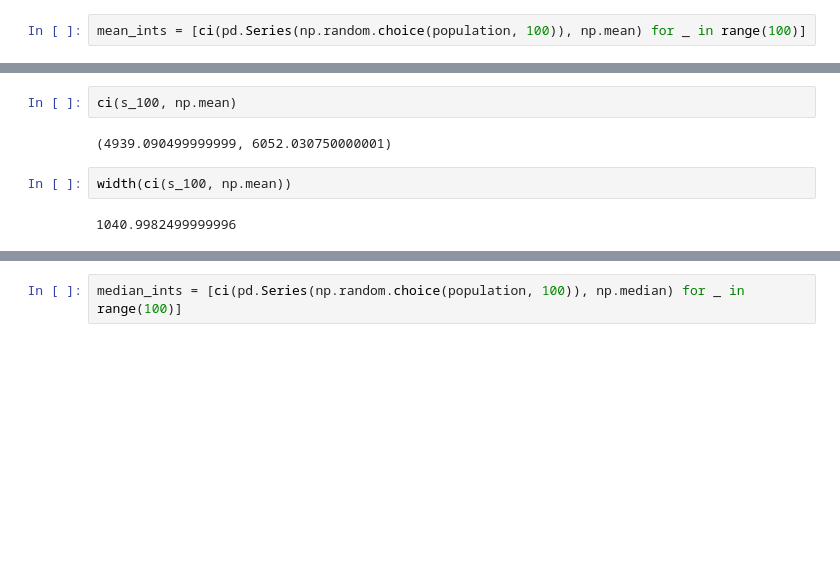
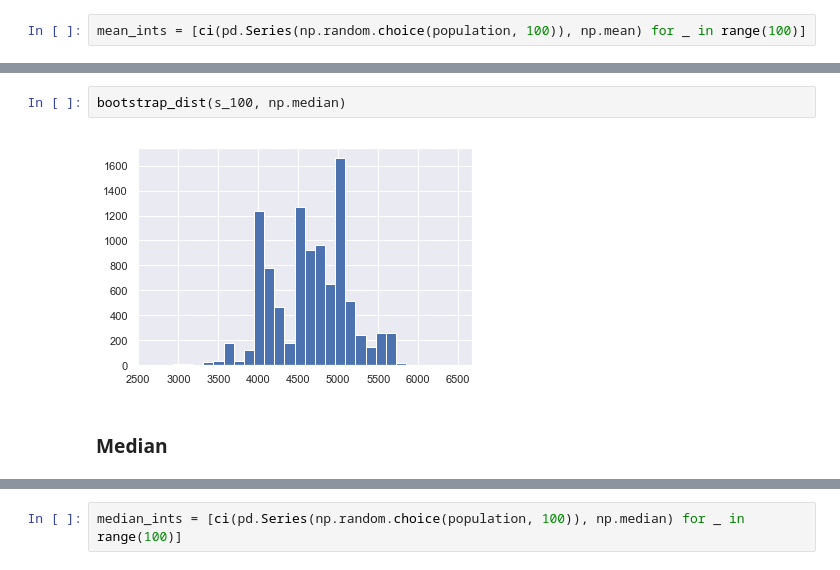
Before and after one commit to zhugeyicixin/DataSci200, a Jupyter notebook: lectures/lec22/bootstrap.ipynb, the cells around one changed output, grey strips where cells are left out. Cells and saved outputs as stored; diff of their text form; blank space fills up the shorter version.

```diff
--- a/lectures/lec22/bootstrap.ipynb
+++ b/lectures/lec22/bootstrap.ipynb
@@ -140,11 +163,9 @@ plt.hist([width(v) for v in mean_ints], bins=30);
 # %%
-ci(s_100, np.mean)
+bootstrap_dist(s_100, np.median)
 # %% [output]
-(4939.090499999999, 6052.030750000001)
+[figure, added]
-# %%
-width(ci(s_100, np.mean))
-# %% [output]
-1040.9982499999996
+# %% [markdown]
+### Median
 # %%
 ci(s_100, np.median)
 # %% [output]
```
Also changed, not shown: parts of 40 cells of this notebook.
